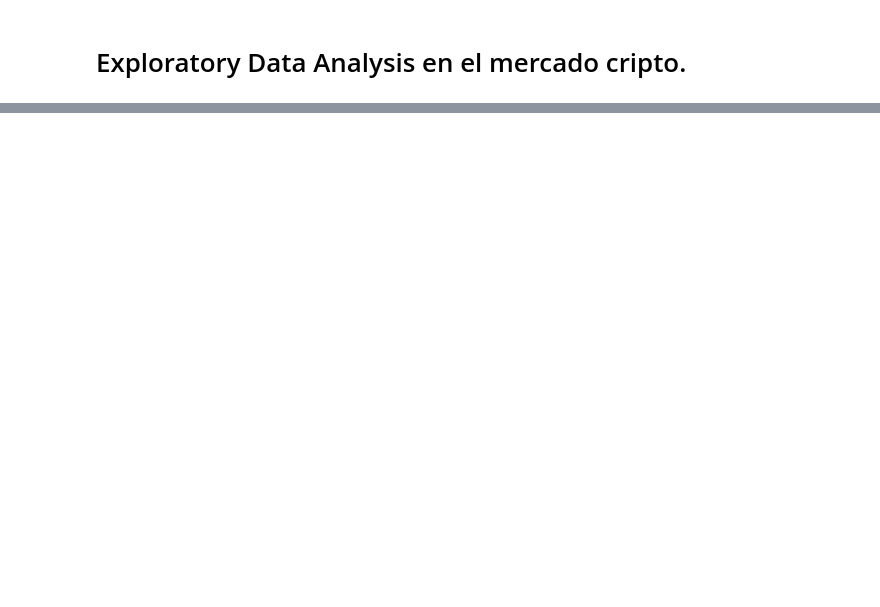
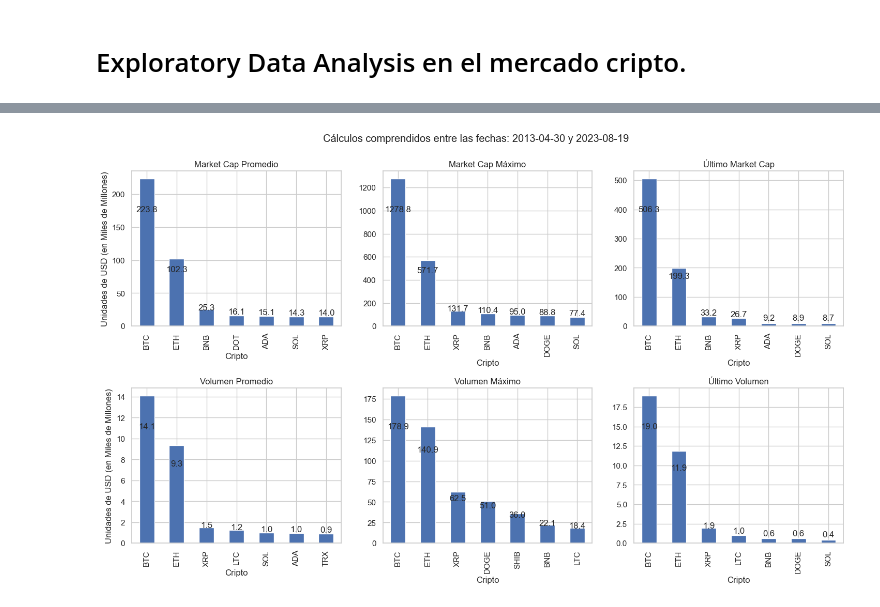
Before and after one commit to Tinmarian/PI2_DA_HENRY, a Jupyter notebook: EDA.ipynb, the cells around one changed output, grey strips where cells are left out. Cells and saved outputs as stored; diff of their text form; code cells hidden in the pictures; blank space fills up the shorter version.

```diff
--- a/EDA.ipynb
+++ b/EDA.ipynb
@@ -192,0 +220,16 @@ Revisemos primero una perspectiva
+# %%
+dfx = pd.melt(df_cg,id_vars='Fecha',value_vars=df_cg.columns.to_list().remove('Fecha'),var_name='Cripto')
+
+crv_df = dfx[dfx['Cripto'].isin(crv_str)].reset_index(drop=True)
+usv_df = dfx[dfx['Cripto'].isin(usv_str)].reset_index(drop=True)
+mc_df = dfx[dfx['Cripto'].isin(mc_str)].reset_index(drop=True)
+
+for i in sorted(coins):
+    crv_df['Tipo'] = crv_df['Tipo'].apply(lambda x: f'{i.upper()}' if i.upper() in x else x)
+    usv_df['Tipo'] = usv_df['Tipo'].apply(lambda x: f'{i.upper()}' if i.upper() in x else x)
+    mc_df['Tipo'] = mc_df['Tipo'].apply(lambda x: f'{i.upper()}' if i.upper() in x else x)
+
+# Ahora cambiamos de 'Tipo' a 'Cripto' puesto que ya tenemos los DF's separados por los 3 parámetros.
+crv_df = crv_df.dropna().reset_index(drop=True)
+usv_df = usv_df.dropna().reset_index(drop=True)
+mc_df = mc_df.dropna().reset_index(drop=True)
@@ -192,0 +264,54 @@ Revisemos primero una perspectiva
+# %%
+fig = plt.figure()
+fig.suptitle(f'Cálculos comprendidos entre las fechas: {sd} y {ed}')
+plt.subplots_adjust(left=0.125,
+                    bottom=0.1,
+                    right=0.9,
+                    top=0.9,
+                    wspace=0.2,
+                    hspace=0.4)
+
+axes = []
+for i in range(1,7):
+    axes.append(fig.add_subplot(230+i))
+
+sd = mc_df.sort_values(by='Fecha').reset_index(drop=True).Fecha[0].strftime('%Y-%m-%d')
+ed = mc_df.sort_values(by='Fecha').reset_index(drop=True).Fecha[-1:].item().strftime('%Y-%m-%d')
+
+ax1.set_title(label=f'Market Cap Promedio'), ax1.set_ylabel('Unidades de USD (en Miles de Millones)'), ax2.set_title(label=f'Market Cap Máximo'), ax3.set_title(label=f'Último Market Cap')
+ax4.set_title(label=f'Volumen Promedio'), ax4.set_ylabel(ylabel='Unidades de USD (en Miles de Millones)'), ax5.set_title(label=f'Volumen Máximo'), ax6.set_title(label=f'Último Volumen')
+
+mc_df['Market_Cap_mM'] = mc_df.Market_Cap / 1000000000
+usv_df['USD_Volumen_mM'] = usv_df.USD_Volumen / 1000000000
+
+x = mc_df.groupby('Cripto')['Market_Cap_mM']
+x.mean().sort_values(ascending=False).head(7).plot(kind='bar',ax=axes[0]), x.max().sort_values(ascending=False).head(7).plot(kind='bar',ax=axes[1]), x.last().sort_values(ascending=False).head(7).plot(kind='bar',ax=axes[2])
+y = usv_df.groupby('Cripto')['USD_Volumen_mM']
+y.mean().sort_values(ascending=False).head(7).plot(kind='bar',ax=axes[3]), y.max().sort_values(ascending=False).head(7).plot(kind='bar',ax=axes[4]), y.last().sort_values(ascending=False).head(7).plot(kind='bar',ax=axes[5])
+
+planos = [ax1,ax2,ax3,ax4,ax5,ax6,ax7,ax8]
+for plano in planos:
+    for rect in plano.patches:
+        # Get X and Y placement of label from rect.
+        y_value = rect.get_height()
+        x_value = rect.get_x() + rect.get_width() / 2
+
+        # Number of points between bar and label.
+        space = 3
+        # Vertical alignment for positive values
+        va = 'bottom'
+
+        # Use Y value as label and format number with zero decimal place
+        label = "{:.1f}".format(y_value)
+
+        # Create annotation
+        plano.annotate(
+            label,                      # Use `label` as label
+            (x_value, y_value - (y_value/4)),         # Place label at end of the bar
+            xytext=(0, space),          # Vertically shift label by `space`
+            textcoords="offset points", # Interpret `xytext` as offset in points
+            ha='center',                # Horizontally center label
+            va=va)                      # Vertically align label differently for
+                                        # positive and negative values.
+# %% [output]
+[figure, added]
```
Also changed, not shown: parts of 38 cells of this notebook.
